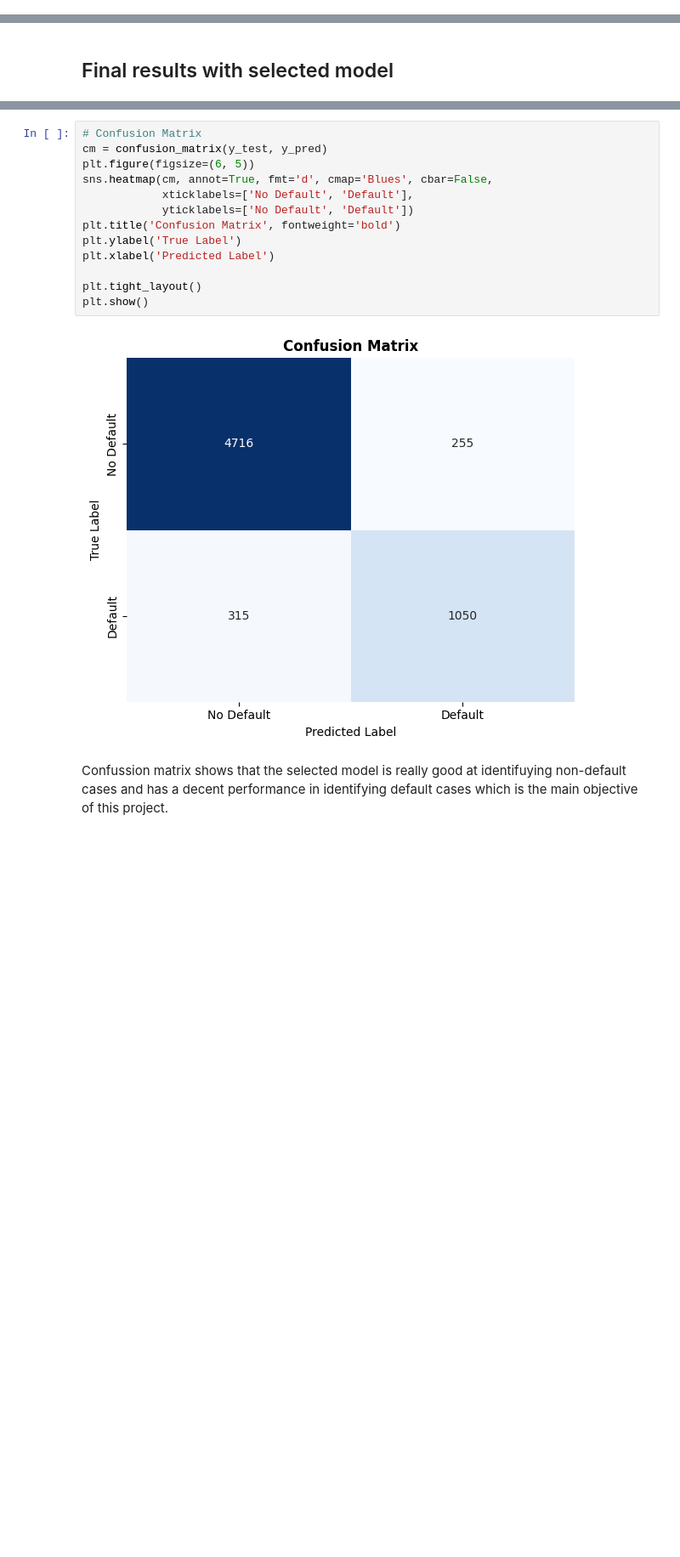
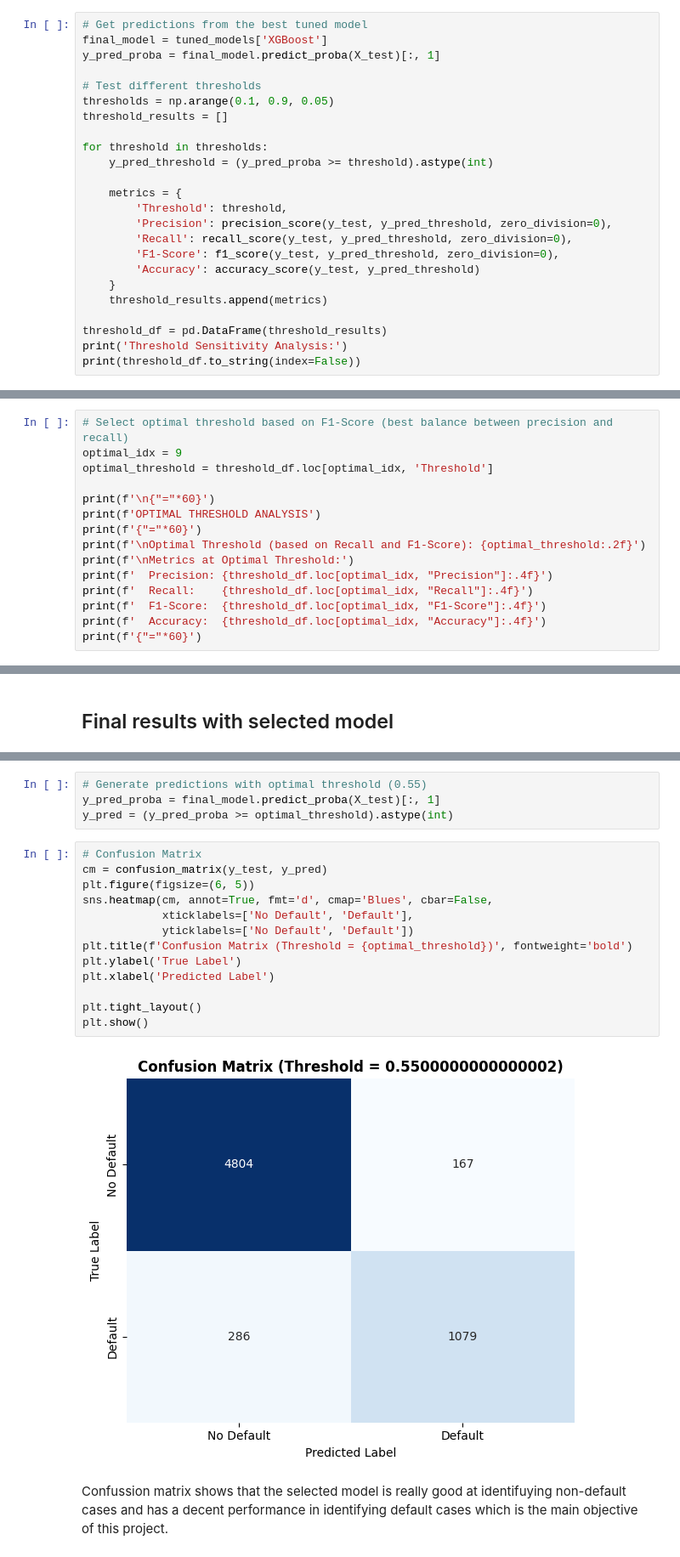
Before and after one commit to AntonioAlbaladejo/credit-risk-engine, a Jupyter notebook: notebooks/model_selection.ipynb, the cells around one changed output, grey strips where cells are left out. Shown at 85% size. Drawn from its saved outputs; the diff is of its cells as text; blank space fills up the shorter version.

Commit message:
Threshold selection and readme update

```diff
--- a/notebooks/model_selection.ipynb
+++ b/notebooks/model_selection.ipynb
@@ -387,0 +392,24 @@ As we can see the results of the tuned models show a slight reduction in accurac
+# %%
+# Get predictions from the best tuned model
+final_model = tuned_models['XGBoost']
+y_pred_proba = final_model.predict_proba(X_test)[:, 1]
+
+# Test different thresholds
+thresholds = np.arange(0.1, 0.9, 0.05)
+threshold_results = []
+
+for threshold in thresholds:
+    y_pred_threshold = (y_pred_proba >= threshold).astype(int)
+
+    metrics = {
+        'Threshold': threshold,
+        'Precision': precision_score(y_test, y_pred_threshold, zero_division=0),
+        'Recall': recall_score(y_test, y_pred_threshold, zero_division=0),
+        'F1-Score': f1_score(y_test, y_pred_threshold, zero_division=0),
+        'Accuracy': accuracy_score(y_test, y_pred_threshold)
+    }
+    threshold_results.append(metrics)
+
+threshold_df = pd.DataFrame(threshold_results)
+print('Threshold Sensitivity Analysis:')
+print(threshold_df.to_string(index=False))
@@ -387,0 +466,15 @@ As we can see the results of the tuned models show a slight reduction in accurac
+# %%
+# Select optimal threshold based on F1-Score (best balance between precision and recall)
+optimal_idx = 9
+optimal_threshold = threshold_df.loc[optimal_idx, 'Threshold']
+
+print(f'\n{"="*60}')
+print(f'OPTIMAL THRESHOLD ANALYSIS')
+print(f'{"="*60}')
+print(f'\nOptimal Threshold (based on Recall and F1-Score): {optimal_threshold:.2f}')
+print(f'\nMetrics at Optimal Threshold:')
+print(f'  Precision: {threshold_df.loc[optimal_idx, "Precision"]:.4f}')
+print(f'  Recall:    {threshold_df.loc[optimal_idx, "Recall"]:.4f}')
+print(f'  F1-Score:  {threshold_df.loc[optimal_idx, "F1-Score"]:.4f}')
+print(f'  Accuracy:  {threshold_df.loc[optimal_idx, "Accuracy"]:.4f}')
+print(f'{"="*60}')
@@ -392,18 +498,22 @@ In this section we will visualize the final results of the selected model (XGBoo
+# %%
+# Generate predictions with optimal threshold (0.55)
+y_pred_proba = final_model.predict_proba(X_test)[:, 1]
+y_pred = (y_pred_proba >= optimal_threshold).astype(int)
 # %%
 # Confusion Matrix
 cm = confusion_matrix(y_test, y_pred)
 plt.figure(figsize=(6, 5))
 sns.heatmap(cm, annot=True, fmt='d', cmap='Blues', cbar=False,
             xticklabels=['No Default', 'Default'],
             yticklabels=['No Default', 'Default'])
-plt.title('Confusion Matrix', fontweight='bold')
+plt.title(f'Confusion Matrix (Threshold = {optimal_threshold})', fontweight='bold')
 plt.ylabel('True Label')
 plt.xlabel('Predicted Label')
 
 plt.tight_layout()
 plt.show()
 # %% [output]
-[figure, old version]
+[figure, new version]
 # %% [markdown]
 Confussion matrix shows that the selected model is really good at identifuying non-default cases and has a decent performance in identifying default cases which is the main objective of this project.
 # %%
```
Also changed, not shown: parts of 15 cells of this notebook, 1 other file.
